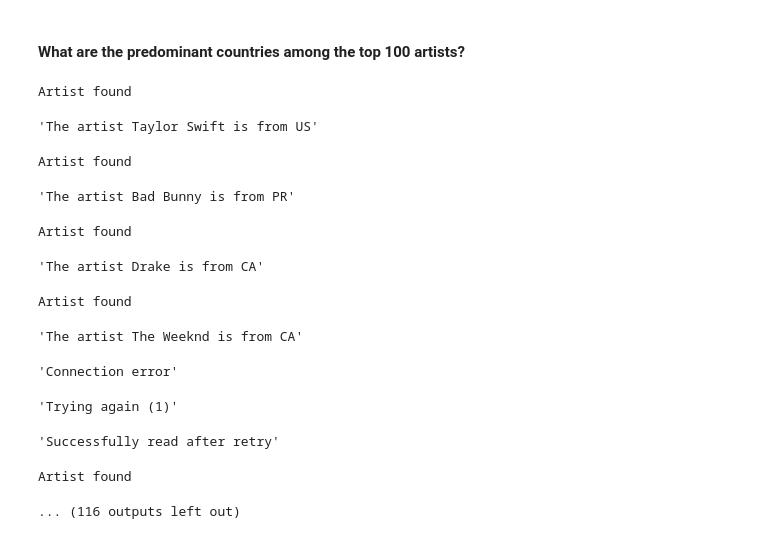
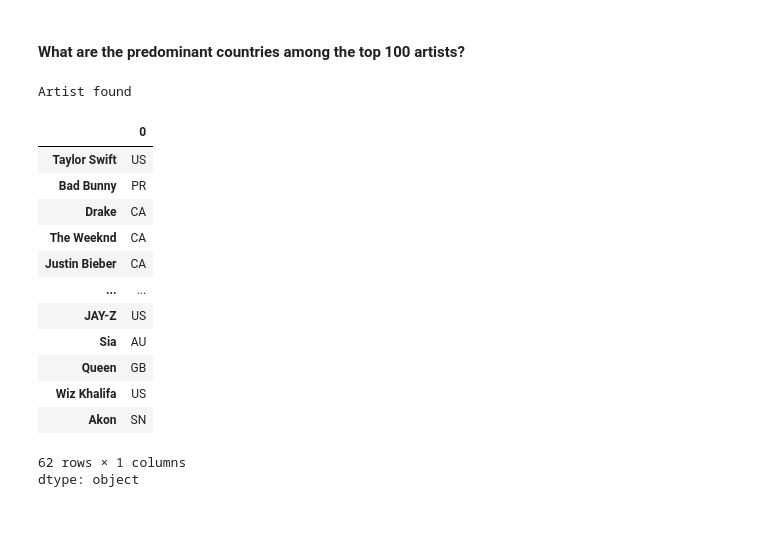
Before and after one commit to prokope/learning-data-science, a Jupyter notebook: eda.ipynb, the cells around one changed output. Saved outputs shown, nothing was run; the diff lists cells and outputs as text; code cells hidden in the pictures.

Commit message:
data-collection: creating a function for request

```diff
--- a/eda.ipynb
+++ b/eda.ipynb
@@ -567,7 +582,8 @@ Text(0.5, 1.0, 'Top genres on top 100 artists')
 # %%
-# I need to collect the nationality using an API, let's use Last.fm
+# I need to collect the nationality using an API, so let's use MusicBrainz
 
 top_100_artists_list = artist_popularity_metrics.iloc[:100].index.to_list()
+artists_nationalities = {}
 
 url = 'https://musicbrainz.org/ws/2/artist'
 
@@ -579,8 +595,14 @@ params = {
     'fmt': 'json'
 }
 
+size = len(top_100_artists_list)
+read = 0
 
 for artist in top_100_artists_list:
+  read += 1
+  progress = (read * 100) / size
+  display(f'{progress:.1f}% Done ({read} of {size})')
+  clear_output(wait=True)
   params['query'] = artist
 
   try:
@@ -588,24 +610,12 @@ for artist in top_100_artists_list:
 
     if response.status_code != 200:
       print('Artist not found or error')
+      retry(params, headers, attempts=5)
       continue
 
   except requests.exceptions.ConnectionError as e:
     display('Connection error')
-    response = 0
-
-    for retry in range(3):
-      display(f'Trying again ({retry + 1})')
-
-      try:
-          sleep(0.25)
-          response = requests.get(url, params=params, headers=headers)
-
-          if response.status_code == 200:
-            display('Successfully read after retry')
-            break
-      except:
-          continue
+    retry(params, headers, attempts=5)
 
   if response:
     data = response.json()
@@ -613,18 +623,26 @@ for artist in top_100_artists_list:
     if data['artists']:
       print('Artist found')
       if 'country' in data['artists'][0]:
-        display(f'The artist {artist} is from {data['artists'][0]['country']}')
+        # display(f'The artist {artist} is from {data['artists'][0]['country']}')
+        artists_nationalities[artist] = data['artists'][0]['country']
 # %% [output]
 Artist found
-'The artist Taylor Swift is from US'
-Artist found
-'The artist Bad Bunny is from PR'
-Artist found
-'The artist Drake is from CA'
-Artist found
-'The artist The Weeknd is from CA'
-'Connection error'
-'Trying again (1)'
-'Successfully read after retry'
-Artist found
-... (116 outputs left out)
+# %%
+artists_nationalities = pd.Series(artists_nationalities)
+# %%
+artists_nationalities
+# %% [output]
+|  | 0 |
+| Taylor Swift | US |
+| Bad Bunny | PR |
+| Drake | CA |
+| The Weeknd | CA |
+| Justin Bieber | CA |
+| ... | ... |
+| JAY-Z | US |
+| Sia | AU |
+| Queen | GB |
+| Wiz Khalifa | US |
+| Akon | SN |
+62 rows × 1 columns
+dtype: object
```
Also changed, not shown: parts of 6 cells of this notebook.
